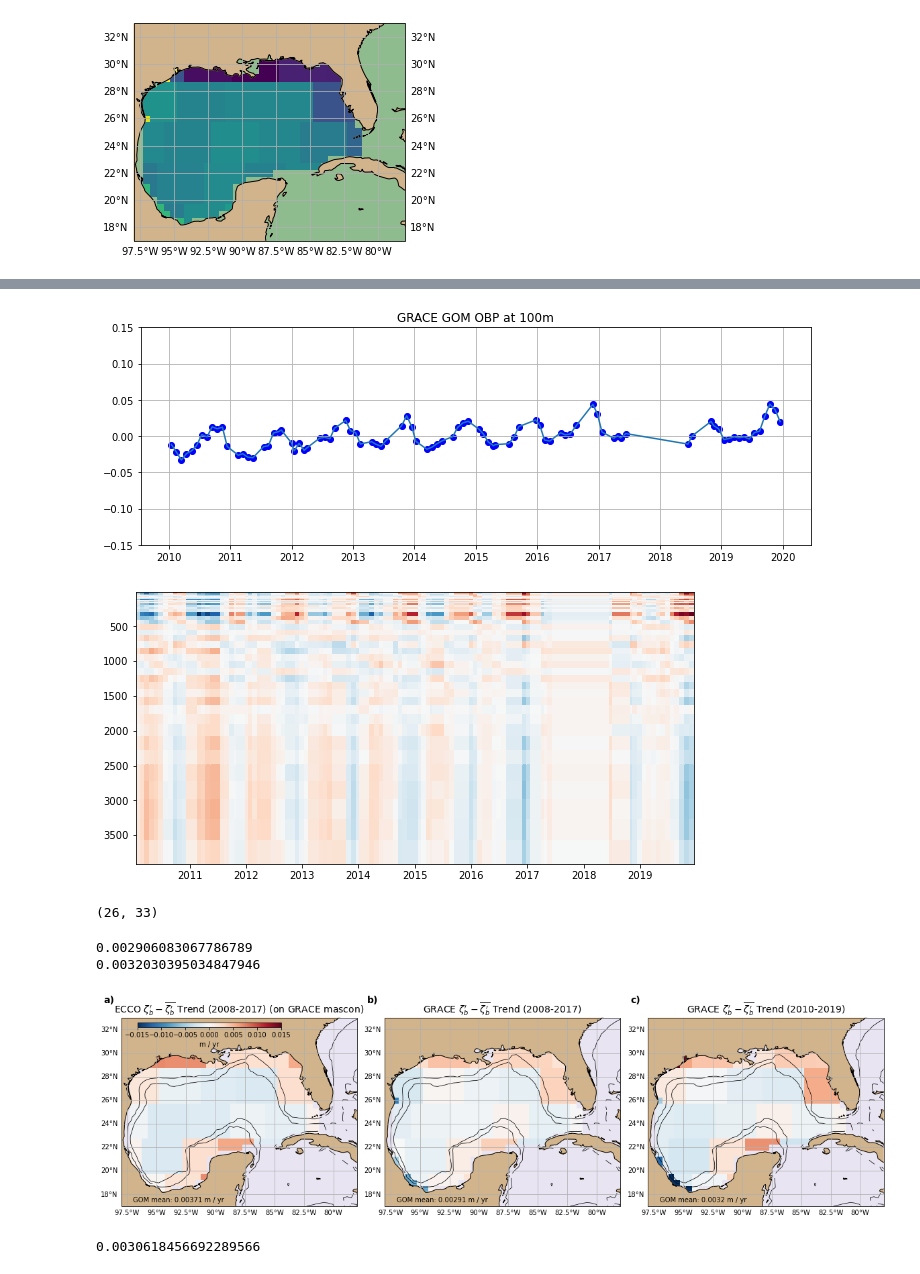
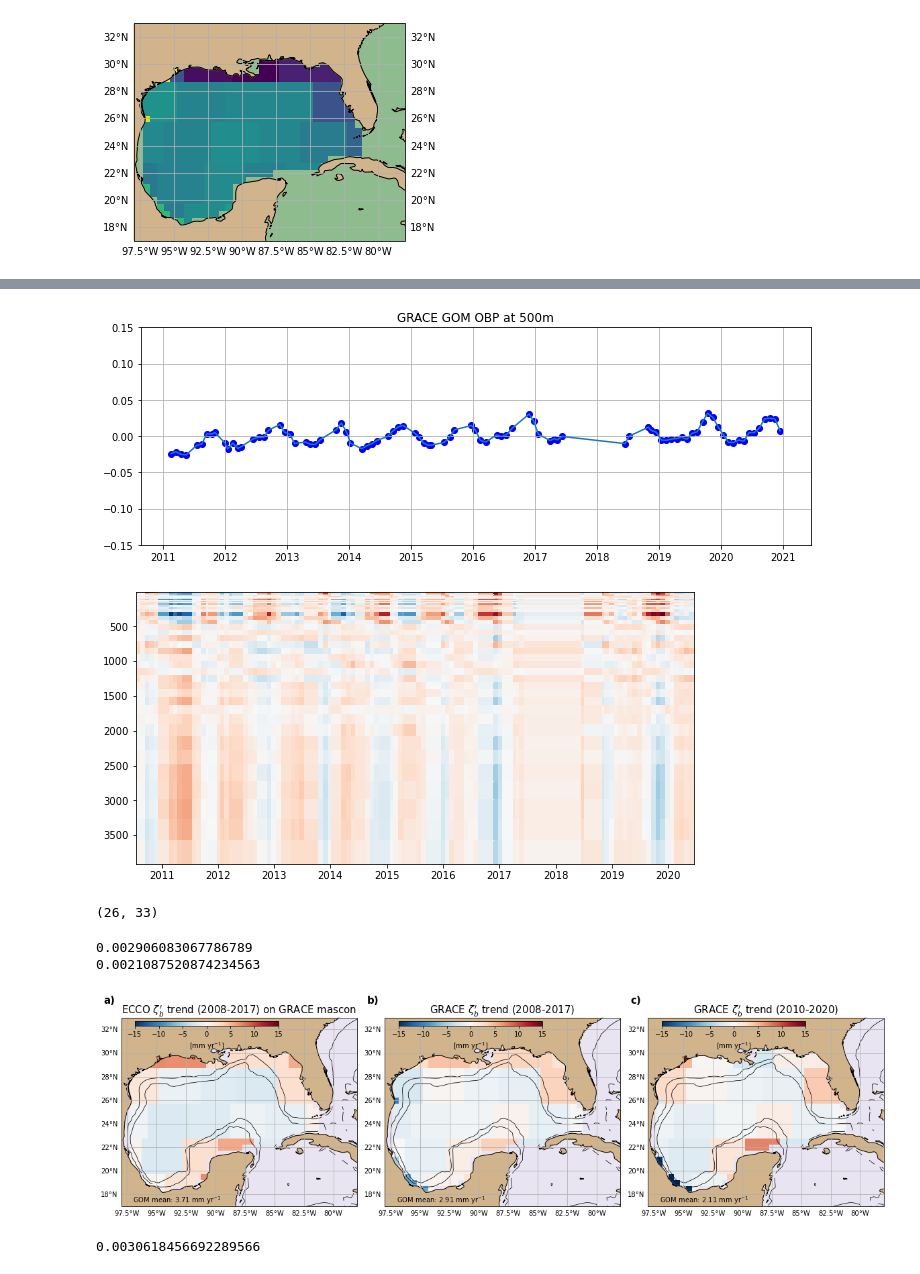
Before and after one commit to jakesteinberg/nasa_ostst, a Jupyter notebook: grace.ipynb, the cells around one changed output, grey strips where cells are left out. Cells and saved outputs as stored; diff of their text form; code cells hidden in the pictures.

Commit message:
tuning for manuscript, w/ first look at natl trends

```diff
--- a/grace.ipynb
+++ b/grace.ipynb
@@ -75,7 +75,7 @@ loading files of  PHIBOT
 # -- ECCO --
 # bathymetry
 dep = ecco_monthly_ds.Depth
-dep = dep.where(ecco_monthly_ds.hFacC.isel(tile=tile_num,k=0) !=0, np.nan)
+dep = dep.where(ecco_monthly_ds.hFacC.isel(k=0) !=0, np.nan)
 # %%
 # --- ECCO ---
 g = 9.81
@@ -278,7 +269,8 @@ gobp = gobp - gobp.mean(dim='time')       # temporal anomaly
 pgobp = gobp.polyfit(dim='time', deg=1)
 gobp_trend = pgobp.polyfit_coefficients.isel(degree=0)*1e9*60*60*24*365
 # - obs period of interest
-gobp2 = grace.lwe_thickness.sel(time=slice("2010-01-01", "2019-12-31"))/100
+# gobp2 = grace.lwe_thickness.sel(time=slice("2010-01-01", "2019-12-31"))/100
+gobp2 = grace.lwe_thickness.sel(time=slice("2010-06-15", "2020-06-15"))/100
 gobp2 = gobp2 - gobp2.mean(dim='time')    # temporal anomaly
 pgobp2 = gobp2.polyfit(dim='time', deg=1)
 gobp2_trend = pgobp2.polyfit_coefficients.isel(degree=0)*1e9*60*60*24*365
@@ -403,6 +399,6 @@ ax.set_facecolor('#8FBC8F'); ax.set_xlim([lon_w, lon_e]); ax.set_ylim([lat_s, la
 # %%
 # visualize obp points selected in a desired depth range (for time series as a function of depth)
-depth_i = 100
+depth_i = 500
 depth_j = 4000
 desired_dep = np.where((mask_dep <= depth_i) & (mask_dep > 10))
 all_dep = np.where((mask_dep <= depth_j) & (mask_dep > 10))
@@ -428,7 +424,7 @@ ax.set_title('GRACE GOM OBP at ' + str(depth_i) + 'm')
 ax.set_ylim([-0.15,0.15])
 ax.grid()
 # %% [output]
-[figure, old version]
+[figure, new version]
 # %%
 # SAVE
 grace_obp_a = xr.Dataset(
@@ -463,7 +459,7 @@ f, ax = plt.subplots(1,1,figsize=(10,5))
 ax.pcolor(gobp2.time,depths,obp_all_d,cmap='RdBu_r')
 ax.invert_yaxis()
 # %% [output]
-[figure, old version]
+[figure, new version]
 # %%
 # average all ECCO within GRACE mascons
 this_e_to_g = np.nan*np.ones(len(m_lon_2))
@@ -495,62 +491,63 @@ print(gobp_trend_sub_mask.mean(dim=['lat','lon']).data)
 print(gobp2_trend_sub_mask.mean(dim=['lat','lon']).data)
 # %% [output]
 0.002906083067786789
-0.0032030395034847946
+0.0021087520874234563
 # %%
 lon_w = -98; lon_e = -78; lat_s = 17; lat_n = 33;
+cmin = 1000*-0.015; cmax = 1000*0.015
 f, (ax0,ax,ax2) = plt.subplots(1,3,figsize=(16.5,5), subplot_kw={'projection':ccrs.PlateCarree(central_longitude=0)})
 
 lat_in = np.where((grace.lat < 31) & (grace.lat >18))[0]
 lon_in = np.where((grace.lon > (360-97.5)) & (grace.lon < (360-81)))[0]
 grace_ecco_grid_sub = grace_ecco_grid[lat_in,:][:,lon_in]
 
 # ax0.pcolor(lons, lats, gulf_a_obp, transform=ccrs.PlateCarree(), vmin=-0.015, vmax=0.015, cmap=plt.get_cmap('RdBu_r')); ax.grid();
 ax0.pcolor(grace.lon[lon_in],grace.lat[lat_in],\
-           grace_ecco_grid_sub*mask_val, transform=ccrs.PlateCarree(), vmin=-0.015, vmax=0.015, cmap=plt.get_cmap('RdBu_r'));
+           grace_ecco_grid_sub*mask_val*np.array([1000]), transform=ccrs.PlateCarree(), vmin=cmin, vmax=cmax, cmap=plt.get_cmap('RdBu_r'));
 ax0.contour(lons,lats,dep_t,levels=[150,1000],colors='k',transform=ccrs.PlateCarree(),linewidths=0.75)
-ax0.text(-97,17.35,'GOM mean: ' + str(np.round(mean_gulf_trend,5)) + ' m / yr')
+ax0.text(-97,17.35,'GOM mean: ' + str(np.round(1000*mean_gulf_trend,2)) + ' mm yr$^{-1}$',fontsize=10)
 ax0.add_feature(cartopy.feature.LAND, color='#D2B48C',zorder=1); ax0.coastlines()
 gl = ax0.gridlines(draw_labels=True); gl.ylabels_right = False; gl.xlabels_top = False;
 ax0.set_xlim([lon_w, lon_e]); ax0.set_ylim([lat_s, lat_n])
 ax0.set_facecolor('#e8e4f2');
-ax0.set_title(r"ECCO $\zeta_b' - \overline{\zeta_b'}$ Trend (2008-2017) (on GRACE mascon)",fontsize=14)
+ax0.set_title(r"ECCO $\zeta_b'$ trend (2008-2017) on GRACE mascon",fontsize=15)
 
 # cc = gobp_trend_sub_anom.plot(ax=ax,transform=ccrs.PlateCarree(), vmin=-0.015, vmax=0.015, cmap=plt.get_cmap('RdBu_r'),add_colorbar=False)
-cc = ax.pcolor(grace.lon[lon_in],grace.lat[lat_in], gobp_trend_sub_anom, \
-          transform=ccrs.PlateCarree(), vmin=-0.015, vmax=0.015, cmap=plt.get_cmap('RdBu_r'))
+cc = ax.pcolor(grace.lon[lon_in],grace.lat[lat_in], gobp_trend_sub_anom*np.array([1000]), \
+          transform=ccrs.PlateCarree(), vmin=cmin, vmax=cmax, cmap=plt.get_cmap('RdBu_r'))
 ax.contour(lons,lats,dep_t,levels=[150,1000],colors='k',transform=ccrs.PlateCarree(),linewidths=0.75)
-ax.text(-97,17.35,'GOM mean: ' + str(np.round(np.nanmean(gobp_trend_sub_mask.mean(dim=['lat','lon']).data),5)) + ' m / yr')
-ax.set_title(r"GRACE $\zeta_b' - \overline{\zeta_b'}$ Trend (2008-2017)",fontsize=14)
+ax.text(-97,17.35,'GOM mean: ' + str(np.round(1000*np.nanmean(gobp_trend_sub_mask.mean(dim=['lat','lon']).data),2)) + ' mm yr$^{-1}$',fontsize=10)
+ax.set_title(r"GRACE $\zeta_b'$ trend (2008-2017)",fontsize=15)
 ax.add_feature(cartopy.feature.LAND, color='#D2B48C',zorder=1); ax.coastlines()
 gl = ax.gridlines(draw_labels=True); gl.ylabels_right = False; gl.xlabels_top = False;
 ax.set_xlim([lon_w, lon_e]); ax.set_ylim([lat_s, lat_n])
 ax.set_facecolor('#e8e4f2');
 
 # cc = gobp2_trend_sub_anom.plot(ax=ax2,transform=ccrs.PlateCarree(), vmin=-0.015, vmax=0.015, cmap=plt.get_cmap('RdBu_r'),add_colorbar=False)
 cc = ax2.pcolor(grace.lon[lon_in],grace.lat[lat_in], \
-               gobp2_trend_sub_anom,transform=ccrs.PlateCarree(), vmin=-0.015, vmax=0.015, cmap=plt.get_cmap('RdBu_r'))
+               gobp2_trend_sub_anom*np.array([1000]),transform=ccrs.PlateCarree(), vmin=cmin, vmax=cmax, cmap=plt.get_cmap('RdBu_r'))
 ax2.contour(lons,lats,dep_t,levels=[150,1000],colors='k',transform=ccrs.PlateCarree(),linewidths=0.75)
-ax2.text(-97,17.35,'GOM mean: ' + str(np.round(np.nanmean(gobp2_trend_sub_mask.mean(dim=['lat','lon']).data),5)) + ' m / yr')
-ax2.set_title(r"GRACE $\zeta_b' - \overline{\zeta_b'}$ Trend (2010-2019)",fontsize=14)
+ax2.text(-97,17.35,'GOM mean: ' + str(np.round(1000*np.nanmean(gobp2_trend_sub_mask.mean(dim=['lat','lon']).data),2)) + ' mm yr$^{-1}$',fontsize=10)
+ax2.set_title(r"GRACE $\zeta_b'$ trend (2010-2020)",fontsize=15)
 ax2.add_feature(cartopy.feature.LAND, color='#D2B48C',zorder=1); ax2.coastlines()
 gl = ax2.gridlines(draw_labels=True); gl.ylabels_right = False; gl.xlabels_top = False;
 ax2.set_xlim([lon_w, lon_e]); ax2.set_ylim([lat_s, lat_n])
 ax2.set_facecolor('#e8e4f2');
 
-ax0.text(-99.5,34.25,'a)',fontsize=14,fontweight='bold')
-ax.text(-99.5,34.25,'b)',fontsize=14,fontweight='bold')
-ax2.text(-99.5,34.25,'c)',fontsize=14,fontweight='bold')
+ax0.text(-99.5,34.225,'a)',fontsize=15,fontweight='bold')
+ax.text(-99.5,34.225,'b)',fontsize=15,fontweight='bold')
+ax2.text(-99.5,34.225,'c)',fontsize=15,fontweight='bold')
 
-# cbpos = [0.075, 0.88, 0.25, 0.02]; cax = f.add_axes(cbpos);
-# cb = f.colorbar(cc, cax=cax, orientation='horizontal', label='m / year')
-# cbpos = [0.57, 0.88, 0.25, 0.02]; cax = f.add_axes(cbpos);
-# cb = f.colorbar(cc, cax=cax, orientation='horizontal', label='m / year')
-cbpos = [0.055, 0.85, 0.18, 0.02]; cax = f.add_axes(cbpos);
-cb = f.colorbar(cc, cax=cax, orientation='horizontal', extend='neither', label='m / yr')
+cbpos = [0.713, 0.855, 0.18, 0.02]; cax = f.add_axes(cbpos);
+cb = f.colorbar(cc, cax=cax, orientation='horizontal', label='[mm yr$^{-1}$]')
+cbpos = [0.383, 0.855, 0.18, 0.02]; cax = f.add_axes(cbpos);
+cb = f.colorbar(cc, cax=cax, orientation='horizontal', label='[mm yr$^{-1}$]')
+cbpos = [0.0518, 0.855, 0.18, 0.02]; cax = f.add_axes(cbpos);
+cb = f.colorbar(cc, cax=cax, orientation='horizontal', extend='neither', label='[mm yr$^{-1}$]')
 plt.tight_layout()
-# f.savefig('/Users/jakesteinberg/Documents/NASA_OSTST/manuscript/figures/grace_obp_trend.jpg', dpi=250)
+f.savefig('/Users/jakesteinberg/Documents/NASA_OSTST/manuscript/figures_v1/f12_grace_obp_trend.jpg', dpi=300)
 # %% [output]
-[figure, old version]
+[figure, new version]
 # %%
 np.nanmean(gobp2_trend_sub_mask)
 # %% [output]
```
Also changed, not shown: parts of 12 cells of this notebook, 5 other files.
